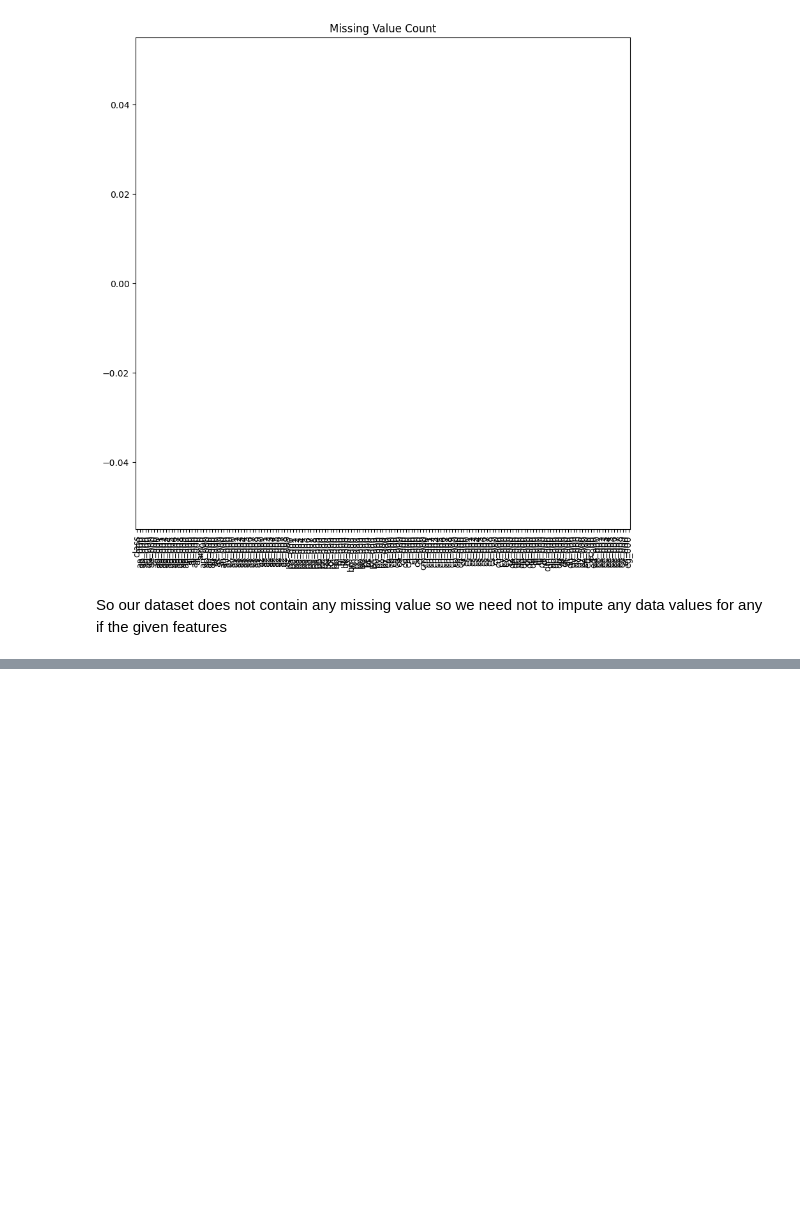
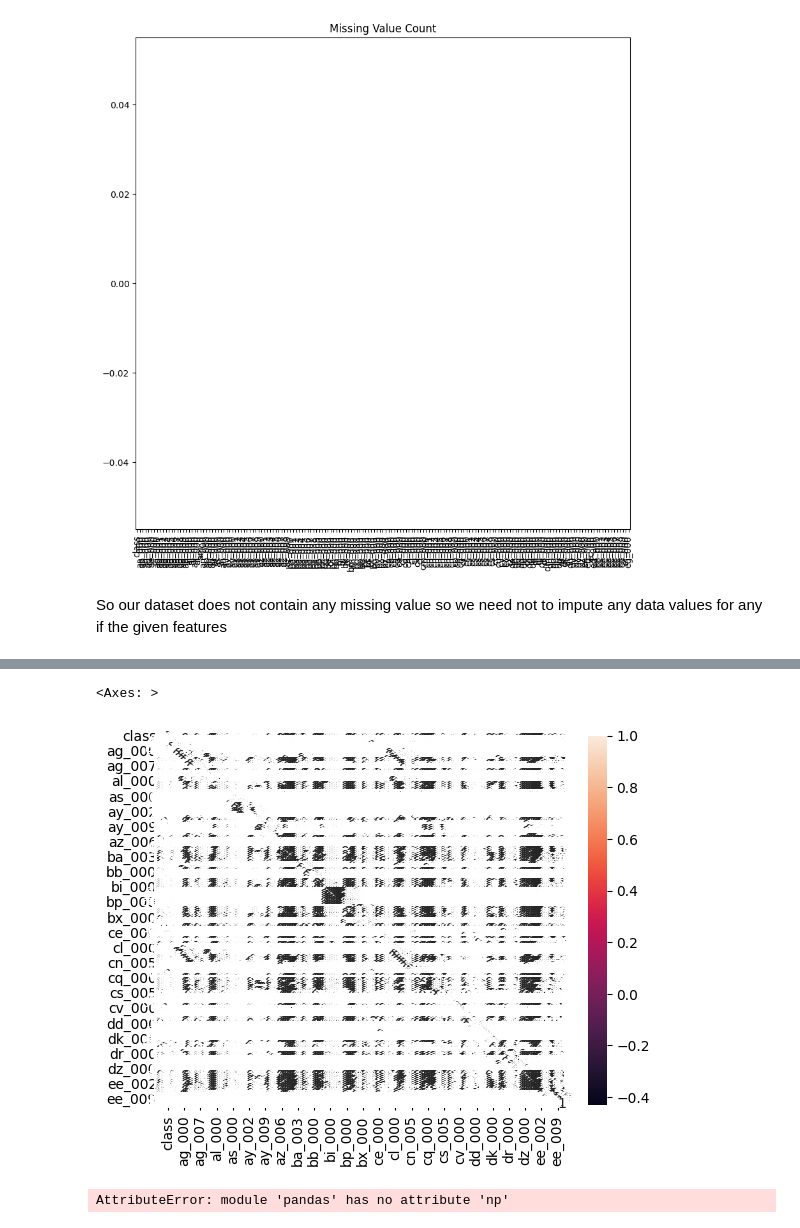
Before and after one commit to SuvitKumar003/LiveSensor, a Jupyter notebook: EDA.ipynb, the cells around one changed output, grey strips where cells are left out. Drawn from its saved outputs; the diff is of its cells as text; code cells hidden in the pictures; blank space fills up the shorter version.

```diff
--- a/EDA.ipynb
+++ b/EDA.ipynb
@@ -157,3 +157,6 @@ Text(0.5, 1.0, 'Missing Value Count')
 [figure]
 # %% [markdown]
 So our dataset does not contain any missing value so we need not to impute any data values for any if the given features
+# %%
+corr=df.corr()
+corr
@@ -159,0 +177,13 @@ So our dataset does not contain any missing value so we need not to impute any d
+# %%
+sns.heatmap(corr,annot=True)
+# %% [output]
+<Axes: >
+[figure, added]
+# %%
+threshold=0.8
+upper_tri=corr.where(pd.np.triu(pd.np.ones(corr.shape),k=1).astype(np.bool))
+
+high_corr=[column for column in upper_tri.columns if any(upper_tri[column]>threshold)]
+print(high_corr)
+# %% [output]
+AttributeError: module 'pandas' has no attribute 'np'
```
Also changed, not shown: parts of 1 cell of this notebook.
